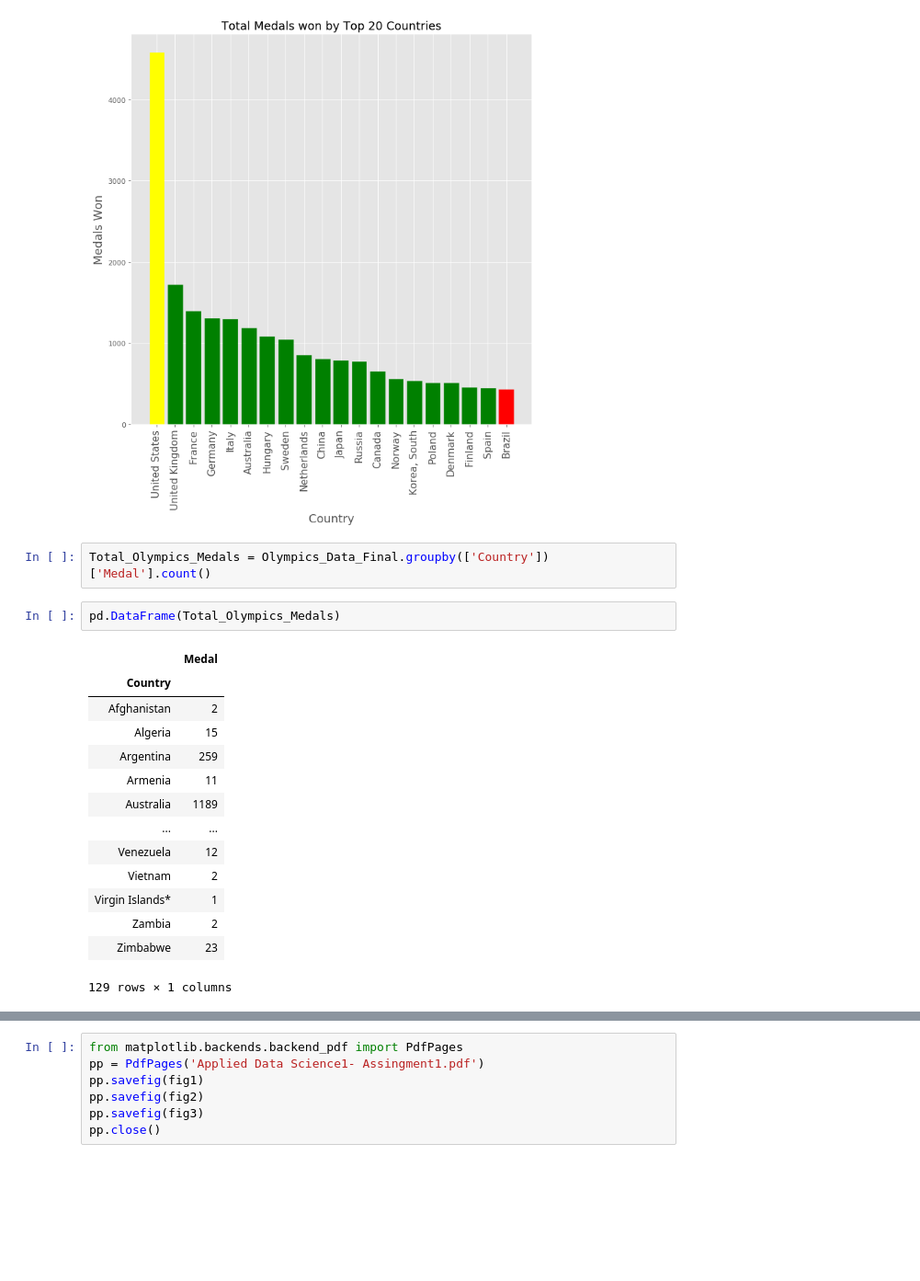
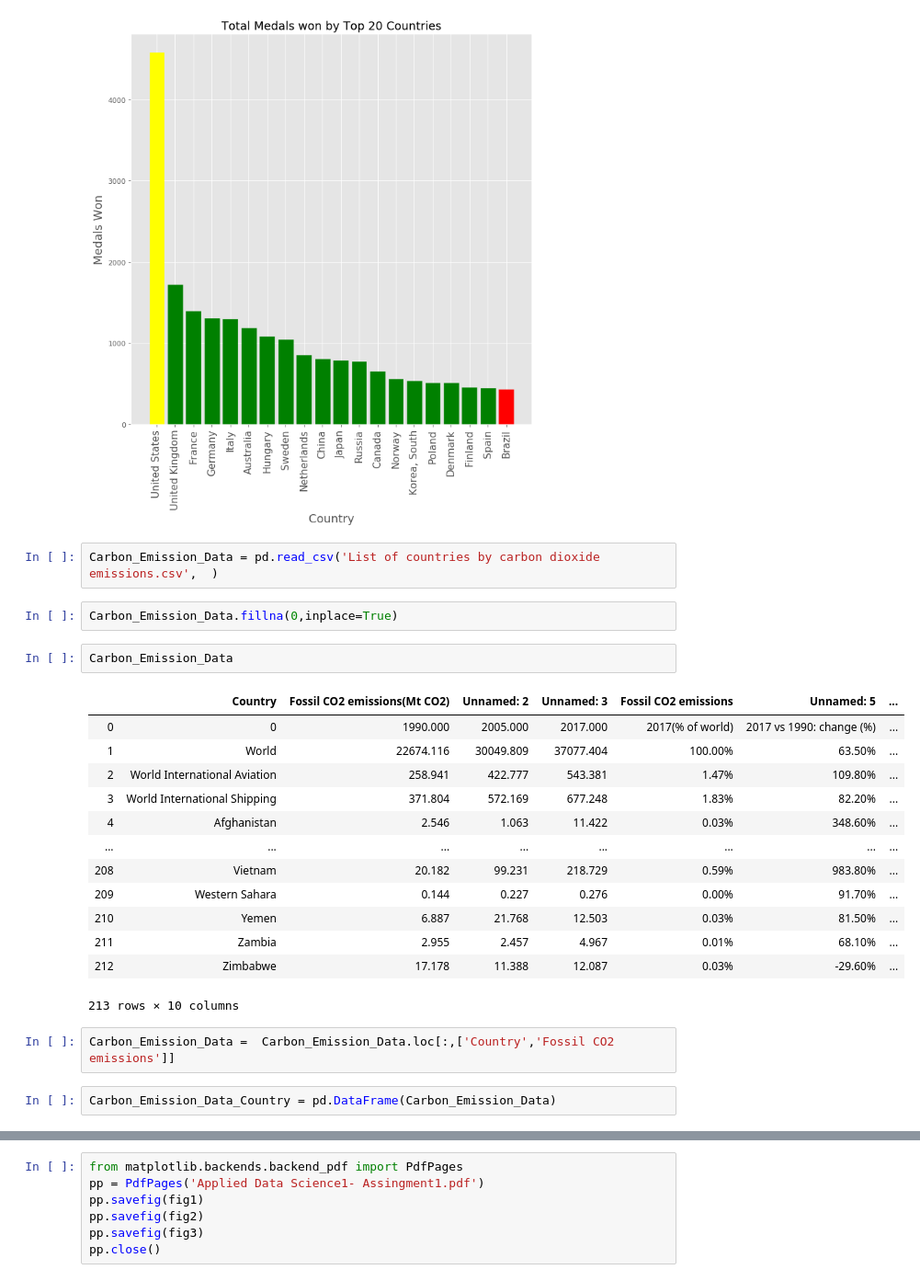
Before and after one commit to gk22aan/Applied-Data-Science-1--Assingment-1, a Jupyter notebook: Assingment_ADS_1.ipynb, the cells around one changed output, grey strips where cells are left out. Shown at 92% size. Drawn from its saved outputs; the diff is of its cells as text; blank space fills up the shorter version.

```diff
--- a/Assingment_ADS_1.ipynb
+++ b/Assingment_ADS_1.ipynb
@@ -237,23 +237,28 @@ with plt.style.context('ggplot'):
     plt.show()
 # %% [output]
 [figure]
-# %%
-Total_Olympics_Medals = Olympics_Data_Final.groupby(['Country'])['Medal'].count()
-# %%
-pd.DataFrame(Total_Olympics_Medals)
-# %% [output]
-|  | Medal |
-| Country |  |
-| Afghanistan | 2 |
-| Algeria | 15 |
-| Argentina | 259 |
-| Armenia | 11 |
-| Australia | 1189 |
-| ... | ... |
-| Venezuela | 12 |
-| Vietnam | 2 |
-| Virgin Islands* | 1 |
-| Zambia | 2 |
-| Zimbabwe | 23 |
-129 rows × 1 columns
+# %%
+Carbon_Emission_Data = pd.read_csv('List of countries by carbon dioxide emissions.csv',  )
+# %%
+Carbon_Emission_Data.fillna(0,inplace=True)
+# %%
+Carbon_Emission_Data
+# %% [output]
+|  | Country | Fossil CO2 emissions(Mt CO2) | Unnamed: 2 | Unnamed: 3 | Fossil CO2 emissions | Unnamed: 5 | ... |
+| 0 | 0 | 1990.000 | 2005.000 | 2017.000 | 2017(% of world) | 2017 vs 1990: change (%) | ... |
+| 1 | World | 22674.116 | 30049.809 | 37077.404 | 100.00% | 63.50% | ... |
+| 2 | World International Aviation | 258.941 | 422.777 | 543.381 | 1.47% | 109.80% | ... |
+| 3 | World International Shipping | 371.804 | 572.169 | 677.248 | 1.83% | 82.20% | ... |
+| 4 | Afghanistan | 2.546 | 1.063 | 11.422 | 0.03% | 348.60% | ... |
+| ... | ... | ... | ... | ... | ... | ... | ... |
+| 208 | Vietnam | 20.182 | 99.231 | 218.729 | 0.59% | 983.80% | ... |
+| 209 | Western Sahara | 0.144 | 0.227 | 0.276 | 0.00% | 91.70% | ... |
+| 210 | Yemen | 6.887 | 21.768 | 12.503 | 0.03% | 81.50% | ... |
+| 211 | Zambia | 2.955 | 2.457 | 4.967 | 0.01% | 68.10% | ... |
+| 212 | Zimbabwe | 17.178 | 11.388 | 12.087 | 0.03% | -29.60% | ... |
+213 rows × 10 columns
+# %%
+Carbon_Emission_Data =  Carbon_Emission_Data.loc[:,['Country','Fossil CO2 emissions']]
+# %%
+Carbon_Emission_Data_Country = pd.DataFrame(Carbon_Emission_Data)
 # %%
```
Also changed, not shown: parts of 5 cells of this notebook.
